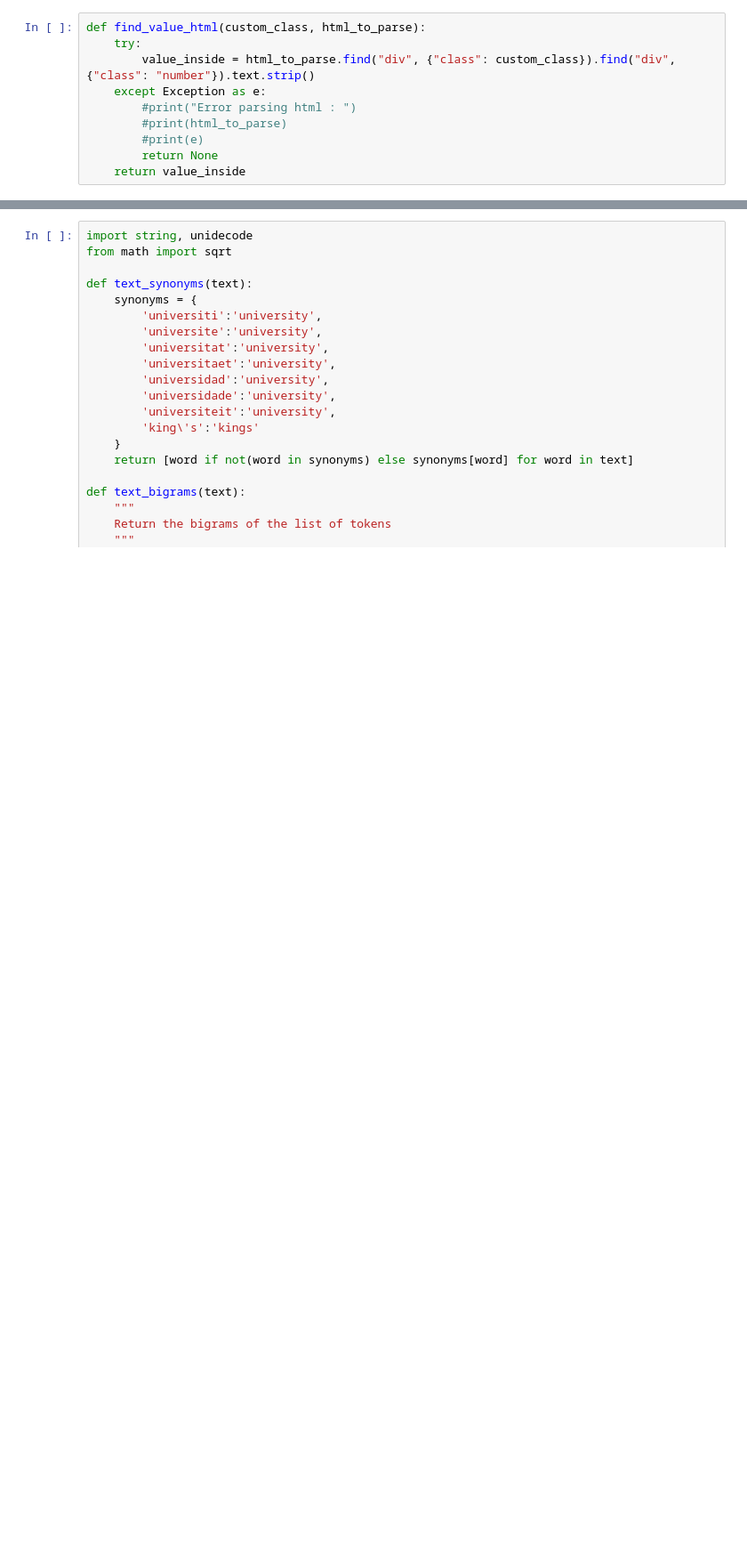
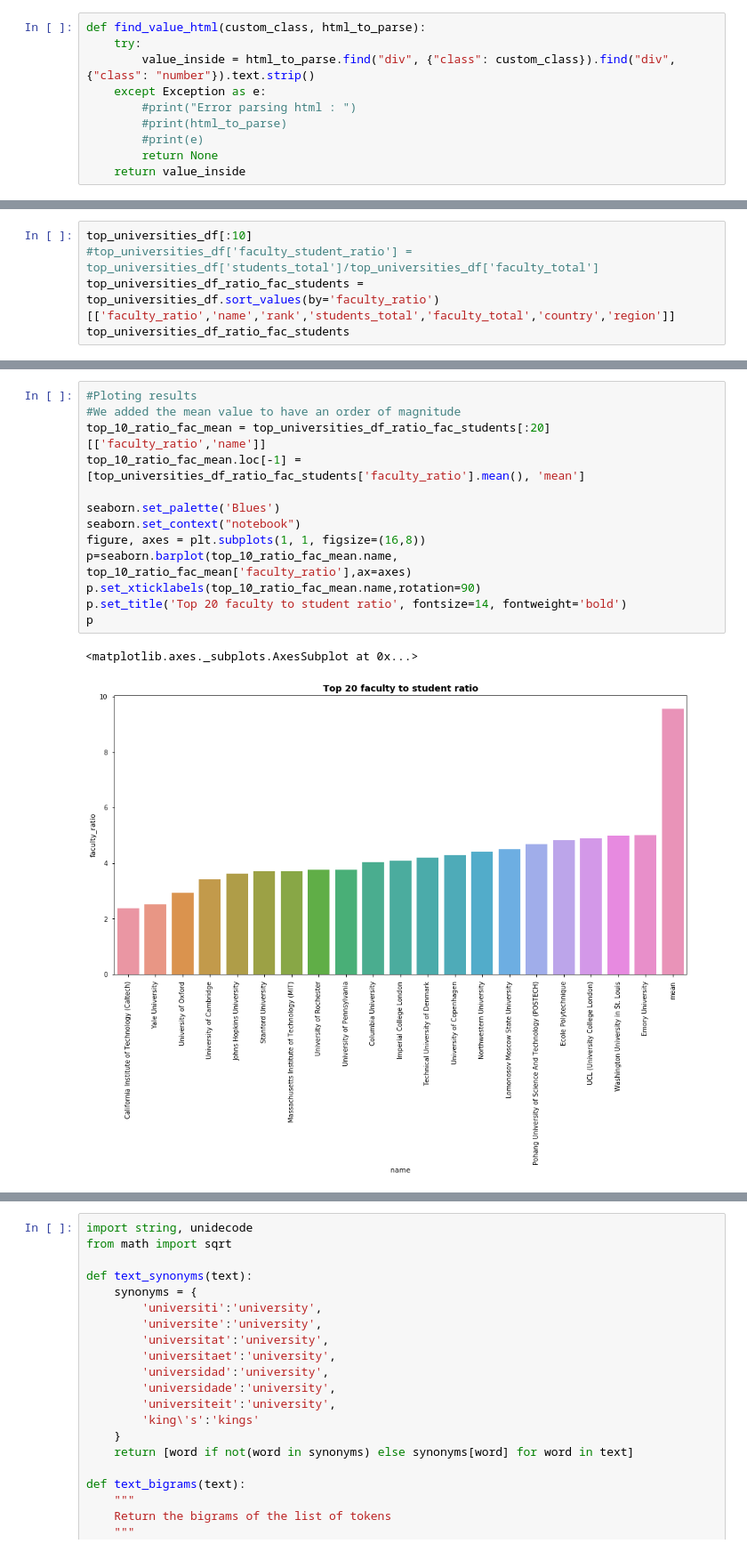
Before and after one commit to ImLemni/ada-epfl, a Jupyter notebook: 02-Data/homework2.ipynb, the cells around one changed output, grey strips where cells are left out. Shown at 89% size. Cells and saved outputs as stored; diff of their text form; blank space fills up the shorter version.

```diff
--- a/02-Data/homework2.ipynb
+++ b/02-Data/homework2.ipynb
@@ -211,0 +217,5 @@ send request : https://www.topuniversities.com/universities/maastricht-universit
+# %%
+top_universities_df[:10]
+#top_universities_df['faculty_student_ratio'] = top_universities_df['students_total']/top_universities_df['faculty_total']
+top_universities_df_ratio_fac_students = top_universities_df.sort_values(by='faculty_ratio')[['faculty_ratio','name','rank','students_total','faculty_total','country','region']]
+top_universities_df_ratio_fac_students
@@ -211,0 +241,16 @@ send request : https://www.topuniversities.com/universities/maastricht-universit
+# %%
+#Ploting results
+#We added the mean value to have an order of magnitude
+top_10_ratio_fac_mean = top_universities_df_ratio_fac_students[:20][['faculty_ratio','name']]
+top_10_ratio_fac_mean.loc[-1] = [top_universities_df_ratio_fac_students['faculty_ratio'].mean(), 'mean']
+
+seaborn.set_palette('Blues')
+seaborn.set_context("notebook")
+figure, axes = plt.subplots(1, 1, figsize=(16,8))
+p=seaborn.barplot(top_10_ratio_fac_mean.name, top_10_ratio_fac_mean['faculty_ratio'],ax=axes)
+p.set_xticklabels(top_10_ratio_fac_mean.name,rotation=90)
+p.set_title('Top 20 faculty to student ratio', fontsize=14, fontweight='bold')
+p
+# %% [output]
+<matplotlib.axes._subplots.AxesSubplot at 0x...>
+[figure, added]
```
Also changed, not shown: parts of 48 cells of this notebook.
